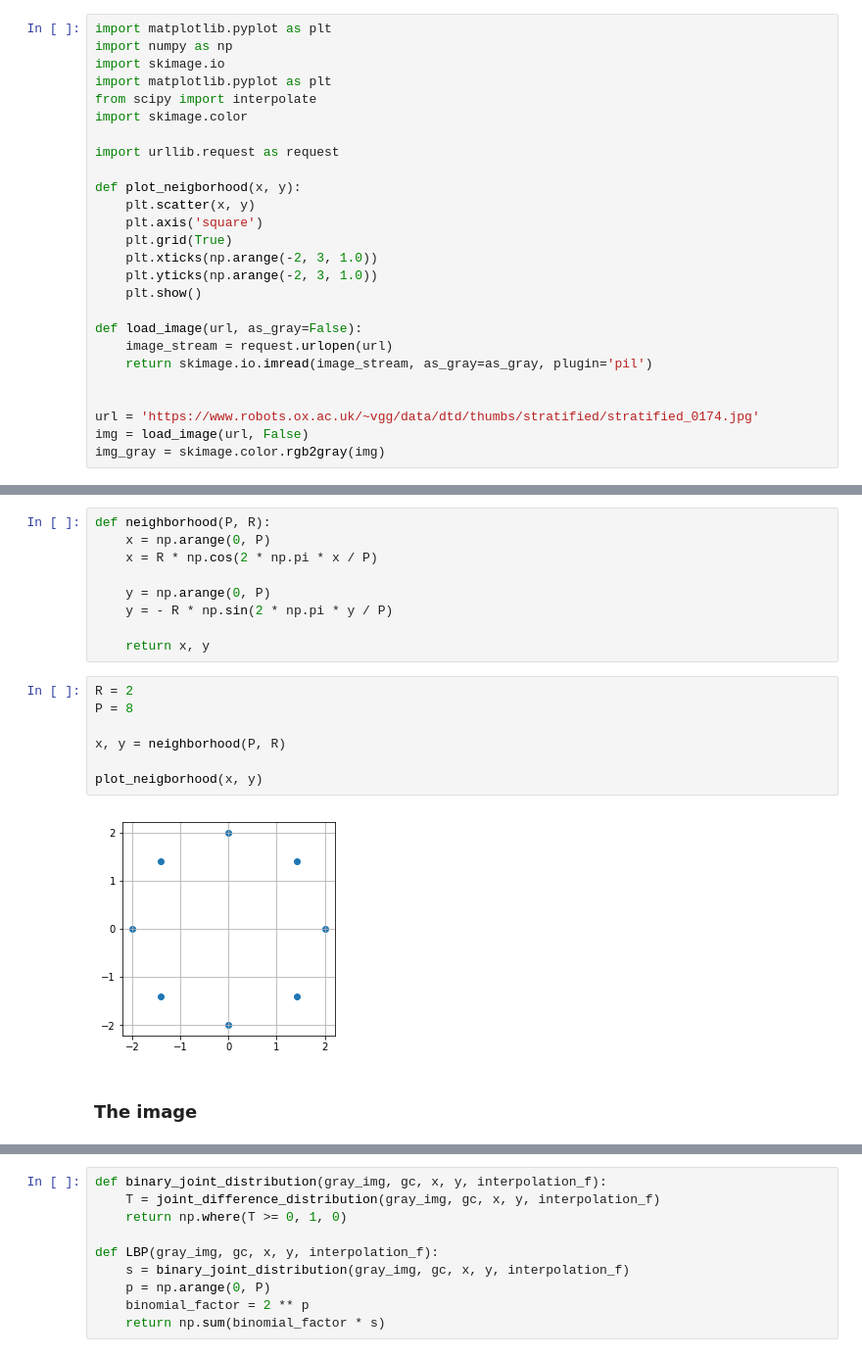
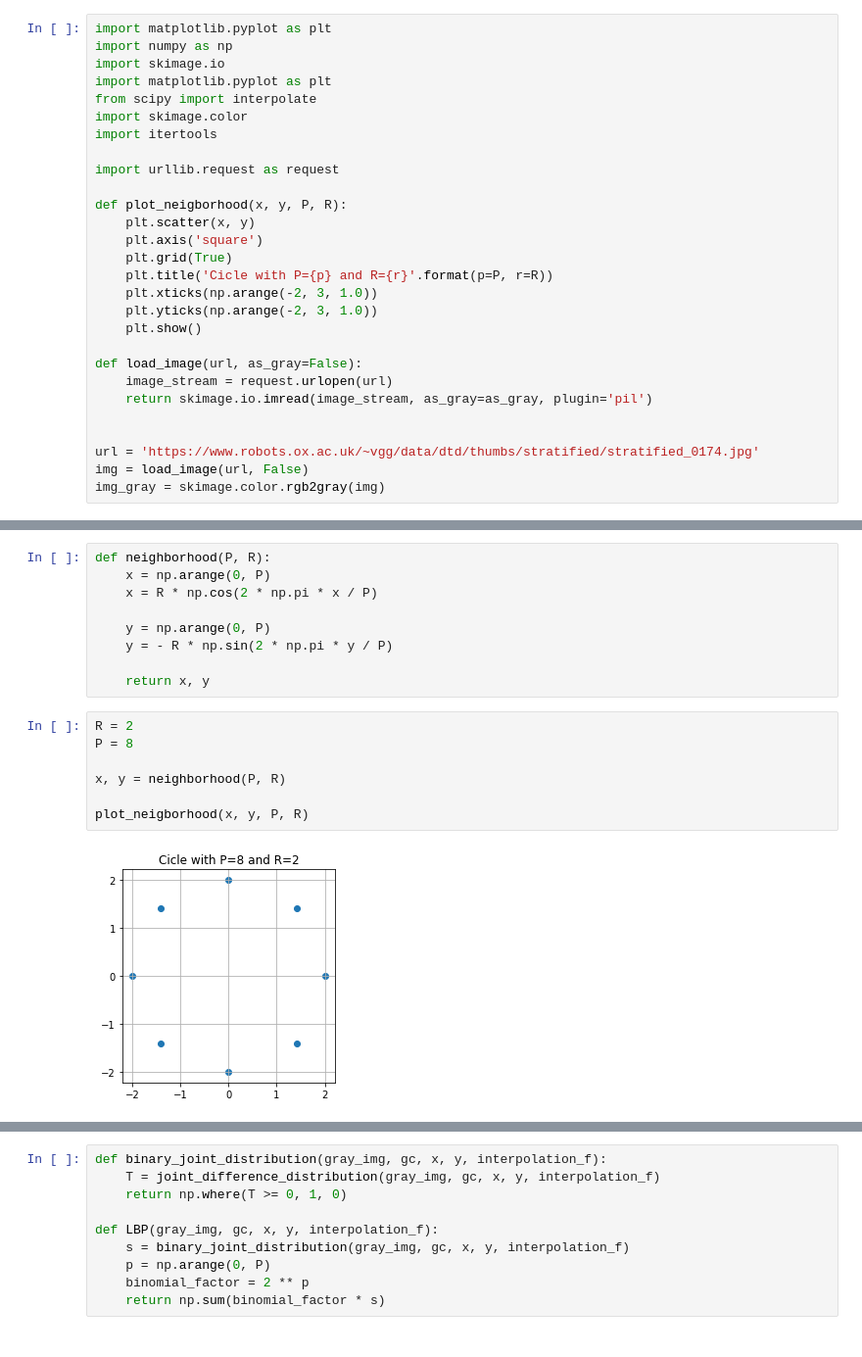
Before and after one commit to ocampor/notebooks, a Jupyter notebook: notebooks/image/features/local-binary-patterns.ipynb, the cells around one changed output, grey strips where cells are left out. Shown at 98% size. Cells and saved outputs as stored; diff of their text form.

```diff
--- a/notebooks/image/features/local-binary-patterns.ipynb
+++ b/notebooks/image/features/local-binary-patterns.ipynb
@@ -5,13 +5,15 @@ import skimage.io
 import matplotlib.pyplot as plt
 from scipy import interpolate
 import skimage.color
+import itertools
 
 import urllib.request as request
 
-def plot_neigborhood(x, y):
+def plot_neigborhood(x, y, P, R):
     plt.scatter(x, y)
     plt.axis('square')
     plt.grid(True)
+    plt.title('Cicle with P={p} and R={r}'.format(p=P, r=R))
     plt.xticks(np.arange(-2, 3, 1.0))
     plt.yticks(np.arange(-2, 3, 1.0))
     plt.show()
@@ -51,11 +62,9 @@ def neighborhood(P, R):
 # %%
 R = 2
 P = 8
 
 x, y = neighborhood(P, R)
 
-plot_neigborhood(x, y)
+plot_neigborhood(x, y, P, R)
 # %% [output]
-[figure, old version]
+[figure, new version]
-# %% [markdown]
-### The image
```
Also changed, not shown: parts of 21 cells of this notebook.
